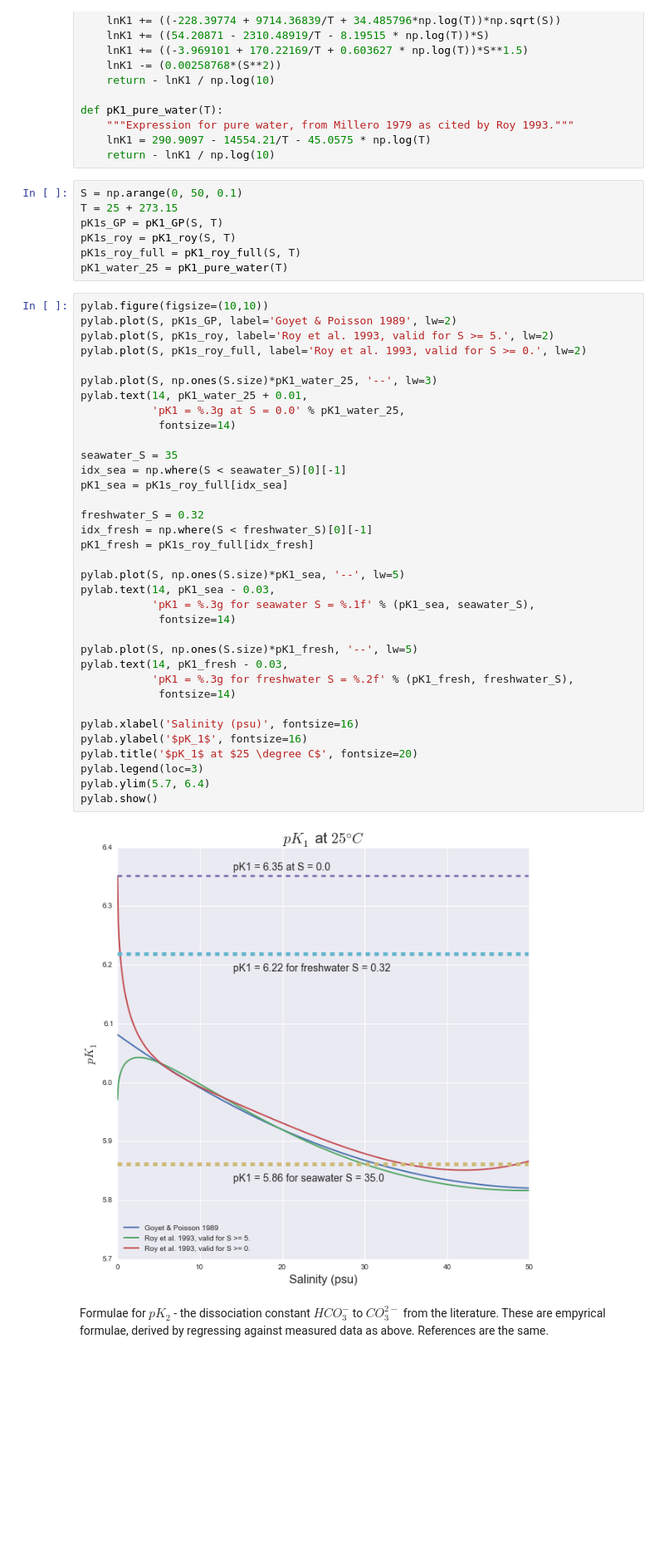
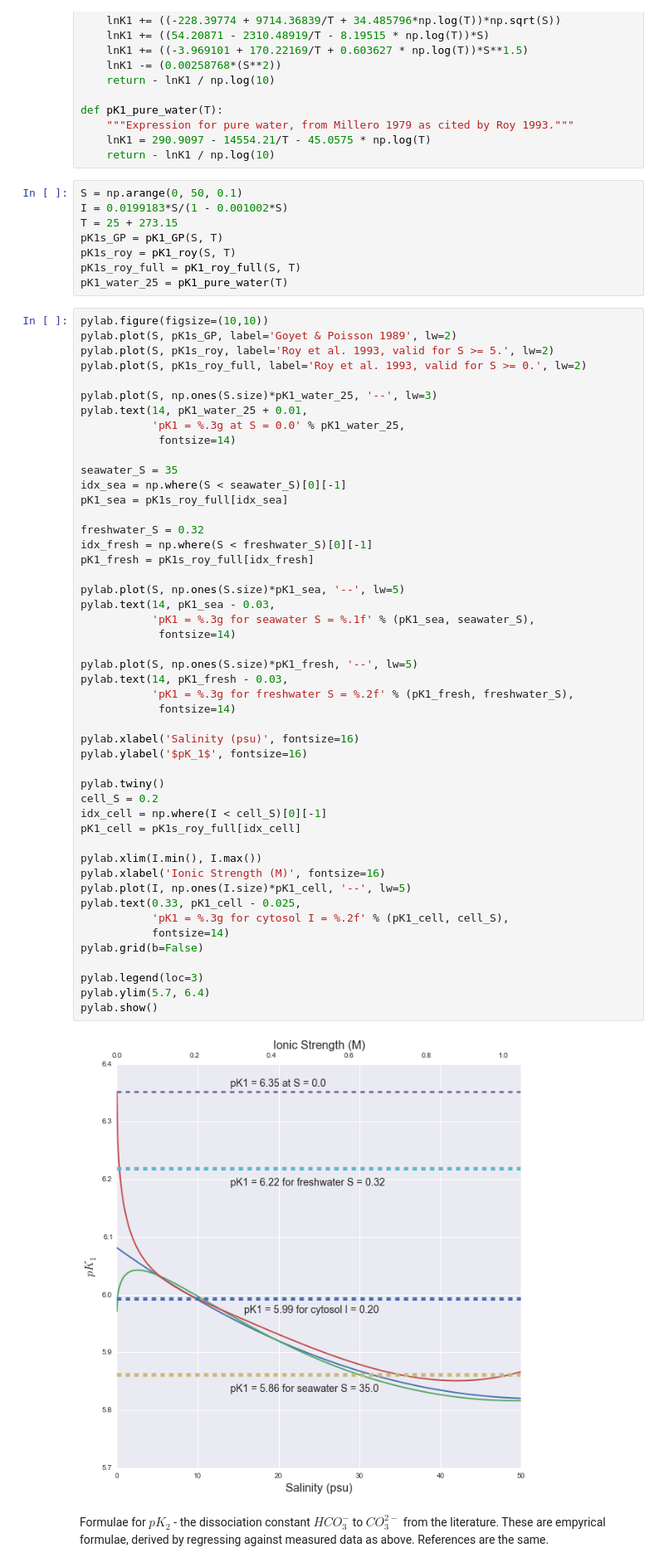
Before and after one commit to niallmm/ccm_Trichodesmium, a Jupyter notebook: python/ipython_notebooks/Empyrical pKas.ipynb, the cells around one changed output. Shown at 83% size. Drawn from its saved outputs; the diff is of its cells as text; blank space fills up the shorter version.

Commit message:
Include ionic strength conversion from Roy et al as second x axis.

```diff
--- a/python/ipython_notebooks/Empyrical pKas.ipynb
+++ b/python/ipython_notebooks/Empyrical pKas.ipynb
@@ -59,6 +59,7 @@ def pK1_pure_water(T):
     return - lnK1 / np.log(10)
 # %%
 S = np.arange(0, 50, 0.1)
+I = 0.0199183*S/(1 - 0.001002*S)
 T = 25 + 273.15
 pK1s_GP = pK1_GP(S, T)
 pK1s_roy = pK1_roy(S, T)
@@ -72,35 +73,48 @@ pylab.plot(S, pK1s_roy_full, label='Roy et al. 1993, valid for S >= 0.', lw=2)
 
 pylab.plot(S, np.ones(S.size)*pK1_water_25, '--', lw=3)
 pylab.text(14, pK1_water_25 + 0.01,
            'pK1 = %.3g at S = 0.0' % pK1_water_25,
             fontsize=14)
 
 seawater_S = 35
 idx_sea = np.where(S < seawater_S)[0][-1]
 pK1_sea = pK1s_roy_full[idx_sea]
 
 freshwater_S = 0.32
 idx_fresh = np.where(S < freshwater_S)[0][-1]
 pK1_fresh = pK1s_roy_full[idx_fresh]
 
 pylab.plot(S, np.ones(S.size)*pK1_sea, '--', lw=5)
 pylab.text(14, pK1_sea - 0.03,
            'pK1 = %.3g for seawater S = %.1f' % (pK1_sea, seawater_S),
             fontsize=14)
 
 pylab.plot(S, np.ones(S.size)*pK1_fresh, '--', lw=5)
 pylab.text(14, pK1_fresh - 0.03,
            'pK1 = %.3g for freshwater S = %.2f' % (pK1_fresh, freshwater_S),
             fontsize=14)
 
 pylab.xlabel('Salinity (psu)', fontsize=16)
 pylab.ylabel('$pK_1$', fontsize=16)
-pylab.title('$pK_1$ at $25 \degree C$', fontsize=20)
+
+pylab.twiny()
+cell_S = 0.2
+idx_cell = np.where(I < cell_S)[0][-1]
+pK1_cell = pK1s_roy_full[idx_cell]
+
+pylab.xlim(I.min(), I.max())
+pylab.xlabel('Ionic Strength (M)', fontsize=16)
+pylab.plot(I, np.ones(I.size)*pK1_cell, '--', lw=5)
+pylab.text(0.33, pK1_cell - 0.025,
+           'pK1 = %.3g for cytosol I = %.2f' % (pK1_cell, cell_S),
+           fontsize=14)
+pylab.grid(b=False)
+
 pylab.legend(loc=3)
 pylab.ylim(5.7, 6.4)
 pylab.show()
 # %% [output]
-[figure, old version]
+[figure, new version]
 # %% [markdown]
 Formulae for $pK_2$ - the dissociation constant $HCO_3^-$ to $CO_3^{2-}$ from the literature. These are empyrical formulae, derived by regressing against measured data as above. References are the same.
 # %%
```
Also changed, not shown: parts of 2 cells of this notebook, 1 other file.
